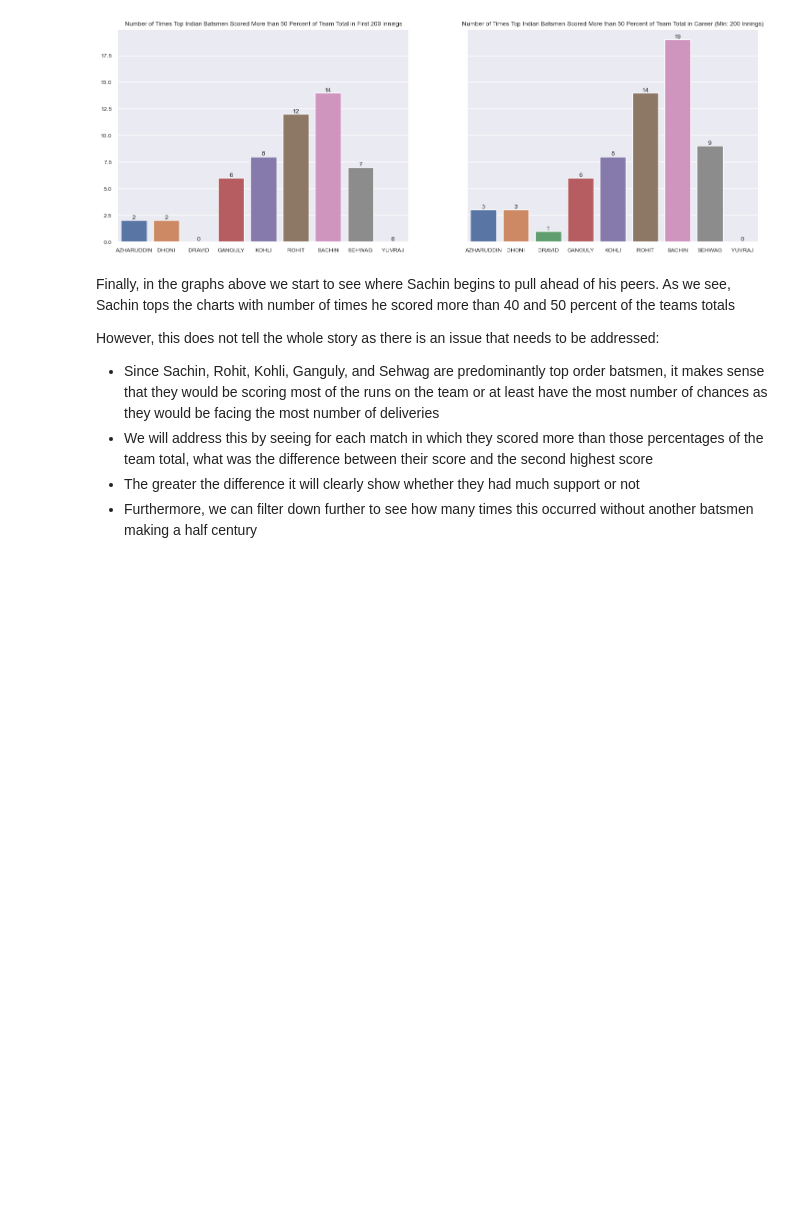
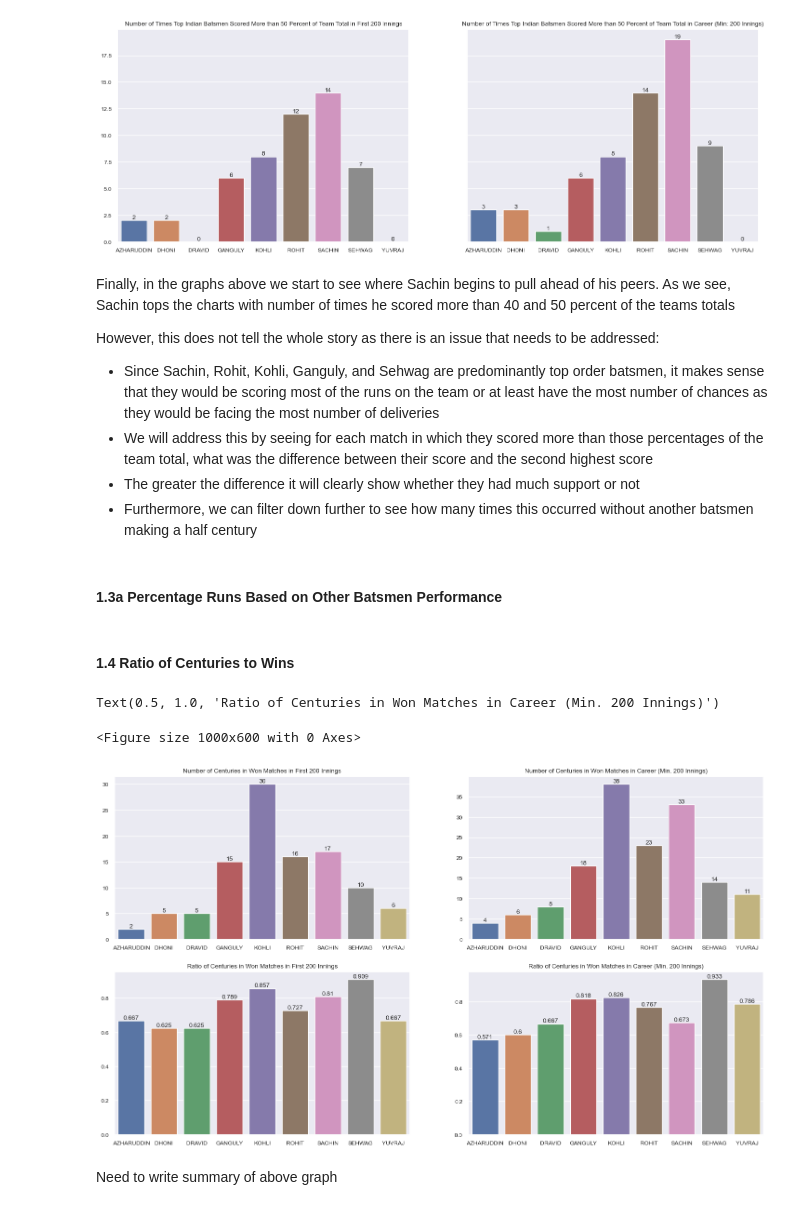
Before and after one commit to sriskid/Cricket_Data_Analysis, a Jupyter notebook: cricket_ds.ipynb, the cells around one changed output. Cells and saved outputs as stored; diff of their text form; code cells hidden in the pictures; blank space fills up the shorter version.

Commit message:
Added Win Results

```diff
--- a/cricket_ds.ipynb
+++ b/cricket_ds.ipynb
@@ -458,3 +537,5 @@ However, this does not tell the whole story as there is an issue that needs to b
  - We will address this by seeing for each match in which they scored more than those percentages of the team total, what was the difference between their score and the second highest score
  - The greater the difference it will clearly show whether they had much support or not
  - Furthermore, we can filter down further to see how many times this occurred without another batsmen making a half century
+# %% [markdown]
+#### 1.3a Percentage Runs Based on Other Batsmen Performance
@@ -460,0 +544,77 @@ However, this does not tell the whole story as there is an issue that needs to b
+# %% [markdown]
+#### 1.4 Ratio of Centuries to Wins
+# %%
+# Four subplots of number of centuries to wins followed by ratio of centuries to wins (Including only 200 Innings)
+# TODO: Consider a stacked bar graph to show total number of centuries
+
+plt.figure(figsize=(10,6))
+num_centuries = []
+num_centuries_200 = []
+num_century_wins = []
+num_century_wins_200 = []
+ratio_century_wins = []
+ratio_century_wins_200 = []
+players = []
+for data in os.scandir("player_data"):
+    player = Path(data).stem
+    players.append(player)
+    career_data = pd.read_csv(data)
+    num_matches = len(career_data.index)
+
+    career_data_200 = career_data.iloc[:200]
+
+    # Filter out data by centuries and get number of wins
+    centuries_df = career_data[career_data["Runs"] >= 100]
+    num_century = len(centuries_df.index)
+    num_century_win = len(centuries_df[centuries_df["Match Result"] == "W"].index)
+
+
+    ratio_century_win = num_century_win/num_century
+
+    # Repeat process for 200 Innings
+    centuries_df_200 = career_data_200[career_data_200["Runs"] >= 100]
+    num_century_200 = len(centuries_df_200.index)
+    num_century_win_200 = len(centuries_df_200[centuries_df_200["Match Result"] == "W"].index)
+
+    ratio_century_win_200 = num_century_win_200/num_century_200
+
+    # Add to the list
+    num_centuries.append(num_century)
+    num_centuries_200.append(num_century_200)
+
+    num_century_wins.append(num_century_win)
+    num_century_wins_200.append(num_century_win_200)
+
+    ratio_century_wins.append(round(ratio_century_win,3))
+    ratio_century_wins_200.append(round(ratio_century_win_200,3))
+
+player_wins_dict = {"Name": players, "Number of Centuries to Wins" : num_century_wins, "Number of Centuries to Wins 200 Innings" : num_century_wins_200,
+                    "Number of Centuries" : num_centuries, "Number of Centuries in 200 Innings" : num_centuries_200,
+                    "Ratio of Centuries to Wins" : ratio_century_wins, "Ratio of Centuries to Wins 200 Innings" : ratio_century_wins_200}
+fig, axes = plt.subplots(2, 2, figsize=(18, 10))
+sns.barplot(ax = axes[0,0], data = player_wins_dict, x = "Name", y = "Number of Centuries to Wins 200 Innings")
+# sns.barplot(ax = axes[0,0], data = player_wins_dict, x = "Name", y = "Number of Centuries in 200 Innings")
+sns.barplot(ax = axes[0,1], data = player_wins_dict, x = "Name", y = "Number of Centuries to Wins")
+# sns.barplot(ax = axes[0,1], data = player_wins_dict, x = "Name", y = "Number of Centuries")
+sns.barplot(ax = axes[1,0], data = player_wins_dict, x = "Name", y = "Ratio of Centuries to Wins 200 Innings")
+sns.barplot(ax = axes[1,1], data = player_wins_dict, x = "Name", y = "Ratio of Centuries to Wins")
+
+for i in axes[0,0].containers:
+        axes[0,0].bar_label(i,)
+for i in axes[0,1].containers:
+    axes[0,1].bar_label(i,)
+for i in axes[1,0].containers:
+        axes[1,0].bar_label(i,)
+for i in axes[1,1].containers:
+    axes[1,1].bar_label(i,)
+
+axes[0,0].set_title("Number of Centuries in Won Matches in First 200 Innings")
+axes[0,1].set_title("Number of Centuries in Won Matches in Career (Min. 200 Innings)")
+axes[1,0].set_title("Ratio of Centuries in Won Matches in First 200 Innings")
+axes[1,1].set_title("Ratio of Centuries in Won Matches in Career (Min. 200 Innings)")
+# %% [output]
+Text(0.5, 1.0, 'Ratio of Centuries in Won Matches in Career (Min. 200 Innings)')
+<Figure size 1000x600 with 0 Axes>
+[figure, added]
+# %% [markdown]
+Need to write summary of above graph
```
Also changed, not shown: parts of 12 cells of this notebook.
